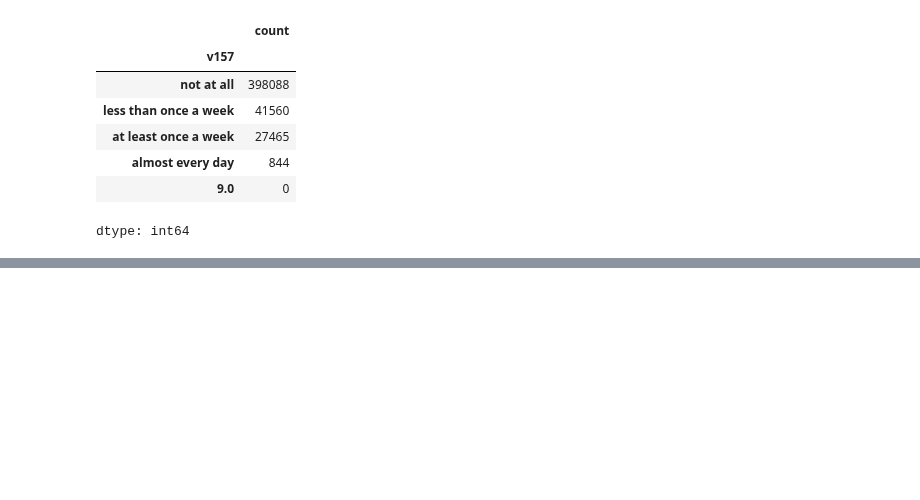
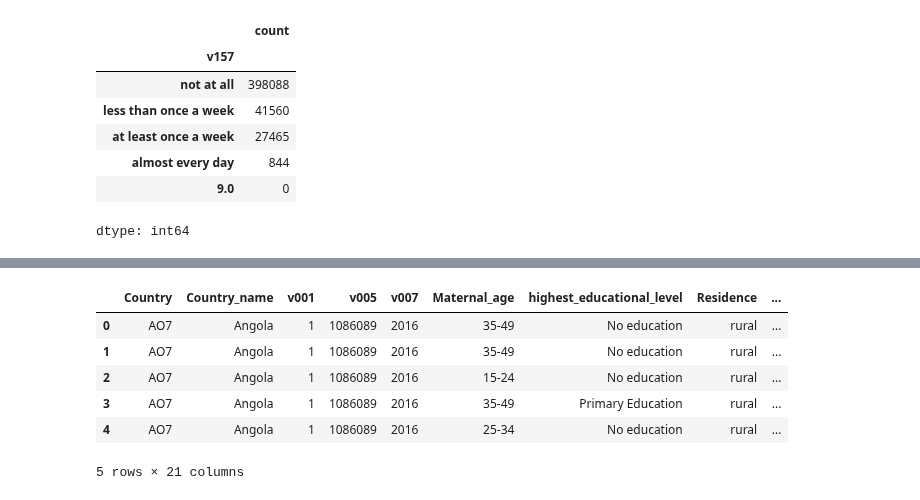
Before and after one commit to Fentahun60/Fentahun, a Jupyter notebook: access.ipynb, the cells around one changed output, grey strips where cells are left out. Cells and saved outputs as stored; diff of their text form; code cells hidden in the pictures; blank space fills up the shorter version.

```diff
--- a/access.ipynb
+++ b/access.ipynb
@@ -411,0 +596,58 @@ display(gave_birth_in_the_5yrs_counts)
+# %%
+# Define the mapping from country codes to country names
+country_mapping = {
+    'AO7': 'Angola',
+    'BF8': 'Burkina Faso',
+    'BJ7': 'Benin',
+    'BU7': 'Burundi',
+    'CD8': 'Democratic Republic of the Congo',
+    'CI8': 'Côte d’Ivoire',
+    'CM7': 'Cameroon',
+    'ET7': 'Ethiopia',
+    'GA7': 'Gabon',
+    'GH8': 'Ghana',
+    'GM7': 'The Gambia',
+    'GN7': 'Guinea',
+    'KE8': 'Kenya',
+    'LB7': 'Liberia',
+    'LS8': 'Lesotho',
+    'MD7': 'Madagascar',
+    'ML8': 'Mali',
+    'MR7': 'Mauritania',
+    'MW7': 'Malawi',
+    'MZ8': 'Mozambique',
+    'NG8': 'Nigeria',
+    'RW7': 'Rwanda',
+    'SL7': 'Sierra Leone',
+    'SN8': 'Senegal',
+    'TZ8': 'Tanzania',
+    'UG7': 'Uganda',
+    'ZA7': 'South Africa',
+    'ZM7': 'Zambia'
+}
+
+# Create the new 'Country_name' column by mapping the 'Country' column
+df['Country_name'] = df['Country'].map(country_mapping)
+
+# Get the list of current columns
+cols = df.columns.tolist()
+
+# Remove 'Country_name' from its current position
+cols.remove('Country_name')
+
+# Insert 'Country_name' at the second position (index 1)
+cols.insert(1, 'Country_name')
+
+# Reindex the DataFrame with the new column order
+df = df[cols]
+
+# Display the head of the DataFrame to verify the new column and order
+display(df.head())
+# %% [output]
+|  | Country | Country_name | v001 | v005 | v007 | Maternal_age | highest_educational_level | Residence | ... |
+| 0 | AO7 | Angola | 1 | 1086089 | 2016 | 35-49 | No education | rural | ... |
+| 1 | AO7 | Angola | 1 | 1086089 | 2016 | 35-49 | No education | rural | ... |
+| 2 | AO7 | Angola | 1 | 1086089 | 2016 | 15-24 | No education | rural | ... |
+| 3 | AO7 | Angola | 1 | 1086089 | 2016 | 35-49 | Primary Education | rural | ... |
+| 4 | AO7 | Angola | 1 | 1086089 | 2016 | 25-34 | No education | rural | ... |
+5 rows × 21 columns
```
Also changed, not shown: parts of 43 cells of this notebook.
